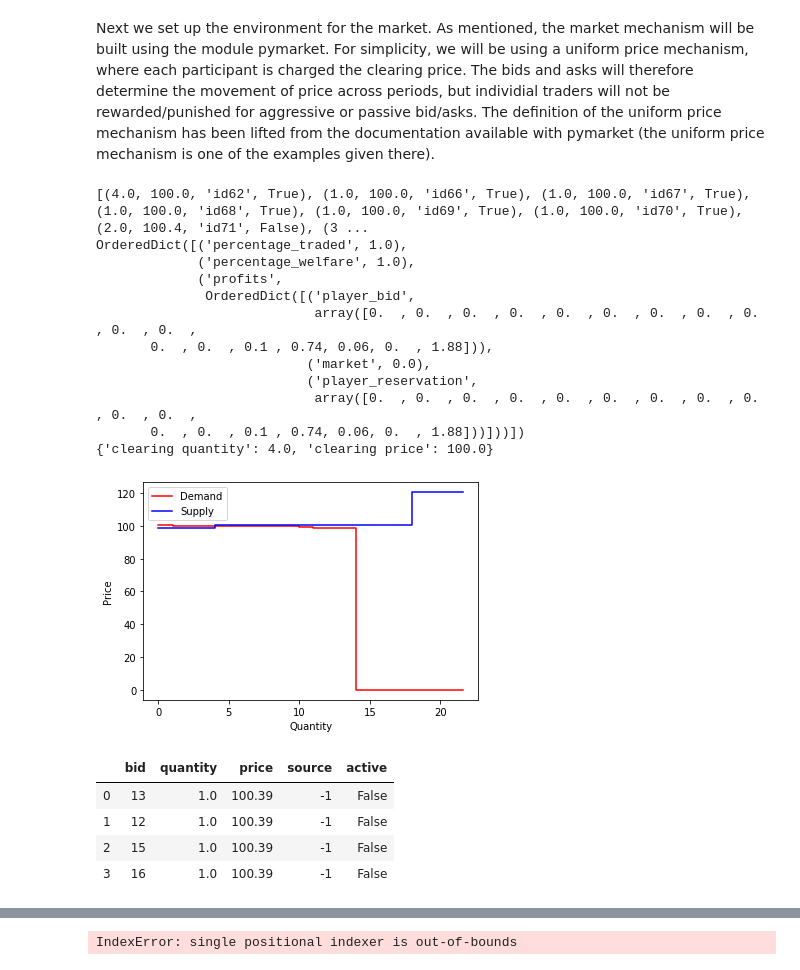
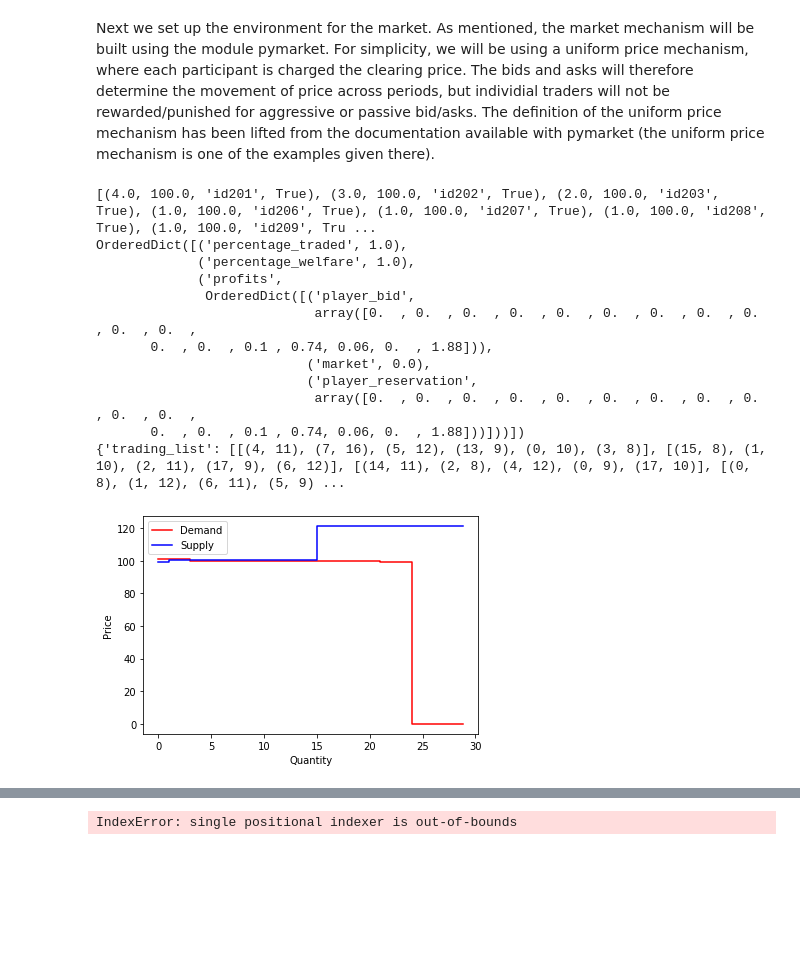
Before and after one commit to karansgarg/rae_repo, a Jupyter notebook: market_simulation.ipynb, the cells around one changed output, grey strips where cells are left out. Saved outputs shown, nothing was run; the diff lists cells and outputs as text; code cells hidden in the pictures; blank space fills up the shorter version.

```diff
--- a/market_simulation.ipynb
+++ b/market_simulation.ipynb
@@ -415,7 +416,7 @@ def intersect_stepwise(
     gext = [get_value_stepwise(x, g) for x in xs]
     x_ast = None
     for i in range(len(xs) - 1):
-        if (fext[i] > gext[i]) and (fext[i + 1] < gext[i + 1]):         ### < changed to <=
+        if (fext[i] > gext[i]) and (fext[i + 1] <= gext[i + 1]):         ### < changed to <=
             x_ast = xs[i]
 
     f_ast = np.argmax(f[:, 0] >= x_ast) if x_ast is not None else None
@@ -498,7 +499,7 @@ pm.market.MECHANISM['uniform'] = UniformPrice
 # %%
 #Test that the new market mechanism works for the traders
 
-r = np.random.RandomState(1234)
+r = np.random.RandomState()
 mar = pm.Market()
 orders = []
 traders_set = []
@@ -545,46 +546,40 @@ traders_set.append(t18)
 traders_set.append(t19)
 traders_set.append(t20)
 
 #print(traders_set)
 
 for participant in traders_set:
     order = participant.trade()
     if type(order) == tuple:
         orders.append(order)
 
 print(orders)
 for order in orders:
     mar.accept_bid(*order)
 
 mar.bm.get_df()
-transactions, extras = mar.run('uniform')
+transactions, extras = mar.run('p2p', r=r)
 #stats = mar.statistics()
 mar.plot()
 pprint.pprint(stats)
 print(extras)
 # %% [output]
-[(4.0, 100.0, 'id62', True), (1.0, 100.0, 'id66', True), (1.0, 100.0, 'id67', True), (1.0, 100.0, 'id68', True), (1.0, 100.0, 'id69', True), (1.0, 100.0, 'id70', True), (2.0, 100.4, 'id71', False), (3 ...
+[(4.0, 100.0, 'id201', True), (3.0, 100.0, 'id202', True), (2.0, 100.0, 'id203', True), (1.0, 100.0, 'id206', True), (1.0, 100.0, 'id207', True), (1.0, 100.0, 'id208', True), (1.0, 100.0, 'id209', Tru ...
 OrderedDict([('percentage_traded', 1.0),
              ('percentage_welfare', 1.0),
              ('profits',
               OrderedDict([('player_bid',
                             array([0.  , 0.  , 0.  , 0.  , 0.  , 0.  , 0.  , 0.  , 0.  , 0.  , 0.  ,
        0.  , 0.  , 0.1 , 0.74, 0.06, 0.  , 1.88])),
                            ('market', 0.0),
                            ('player_reservation',
                             array([0.  , 0.  , 0.  , 0.  , 0.  , 0.  , 0.  , 0.  , 0.  , 0.  , 0.  ,
        0.  , 0.  , 0.1 , 0.74, 0.06, 0.  , 1.88]))]))])
-{'clearing quantity': 4.0, 'clearing price': 100.0}
+{'trading_list': [[(4, 11), (7, 16), (5, 12), (13, 9), (0, 10), (3, 8)], [(15, 8), (1, 10), (2, 11), (17, 9), (6, 12)], [(14, 11), (2, 8), (4, 12), (0, 9), (17, 10)], [(0, 8), (1, 12), (6, 11), (5, 9) ...
-[figure, old version]
+[figure, new version]
 # %%
-transactions.get_df()
+trans = transactions.get_df()
 #extras
-# %% [output]
-|  | bid | quantity | price | source | active |
-| 0 | 13 | 1.0 | 100.39 | -1 | False |
-| 1 | 12 | 1.0 | 100.39 | -1 | False |
-| 2 | 15 | 1.0 | 100.39 | -1 | False |
-| 3 | 16 | 1.0 | 100.39 | -1 | False |
 # %%
 traders = []
 orders = []
```
Also changed, not shown: parts of 3 cells of this notebook, 1 other file.
